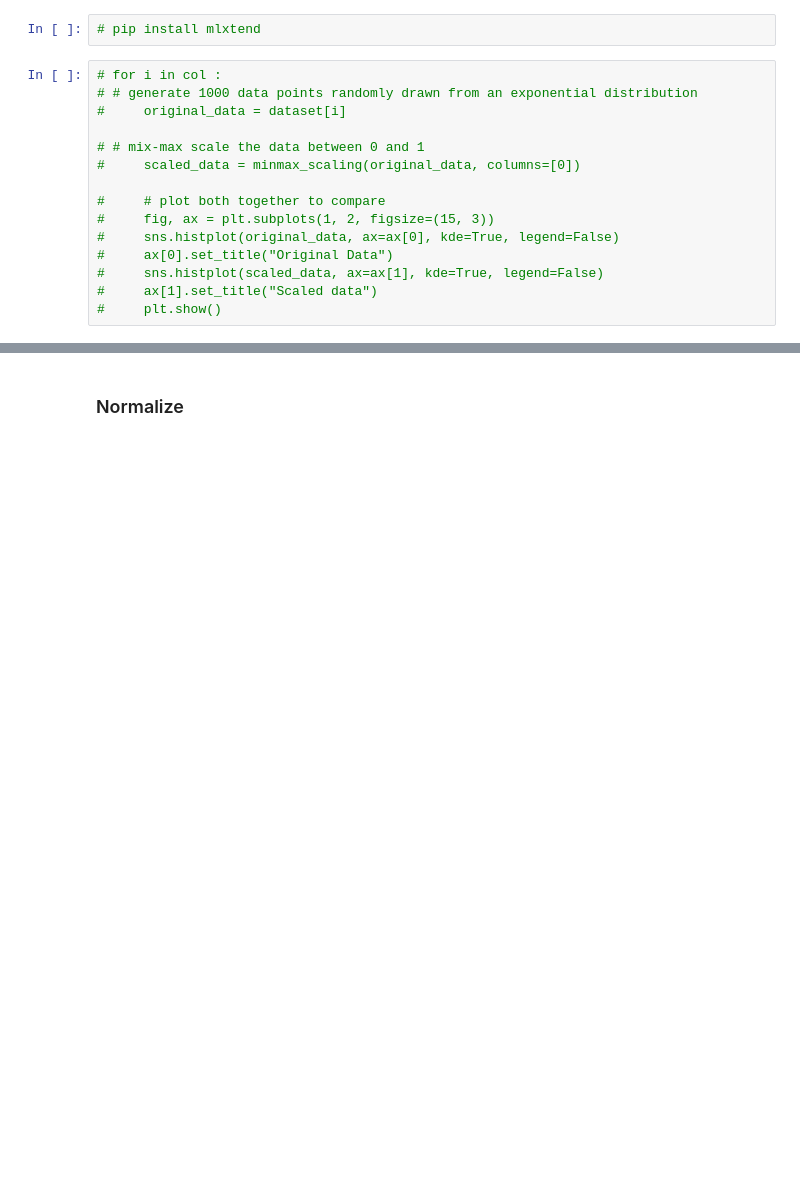
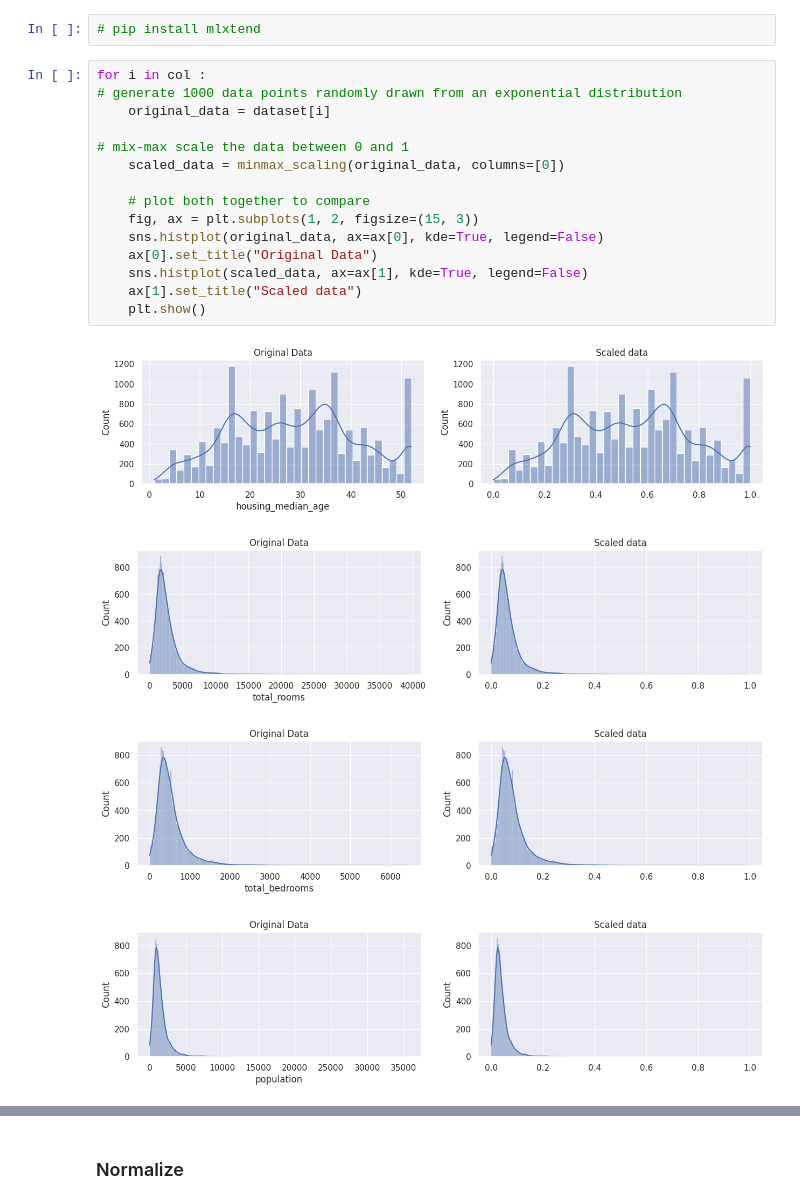
Before and after one commit to kamelbenabdelkader/ML_real_estate_project, a Jupyter notebook: notebook_EDA.ipynb, the cells around one changed output, grey strips where cells are left out. Drawn from its saved outputs; the diff is of its cells as text; blank space fills up the shorter version.

```diff
--- a/notebook_EDA.ipynb
+++ b/notebook_EDA.ipynb
@@ -398,17 +443,22 @@ col = np.array(dataset.drop(['ID','ocean_proximity','latitude','longitude'], axi
 # %%
 # pip install mlxtend
 # %%
-# for i in col :
-# # generate 1000 data points randomly drawn from an exponential distribution
-#     original_data = dataset[i]
+for i in col :
+# generate 1000 data points randomly drawn from an exponential distribution
+    original_data = dataset[i]
 
-# # mix-max scale the data between 0 and 1
-#     scaled_data = minmax_scaling(original_data, columns=[0])
+# mix-max scale the data between 0 and 1
+    scaled_data = minmax_scaling(original_data, columns=[0])
 
-#     # plot both together to compare
-#     fig, ax = plt.subplots(1, 2, figsize=(15, 3))
-#     sns.histplot(original_data, ax=ax[0], kde=True, legend=False)
-#     ax[0].set_title("Original Data")
-#     sns.histplot(scaled_data, ax=ax[1], kde=True, legend=False)
-#     ax[1].set_title("Scaled data")
-#     plt.show()
+    # plot both together to compare
+    fig, ax = plt.subplots(1, 2, figsize=(15, 3))
+    sns.histplot(original_data, ax=ax[0], kde=True, legend=False)
+    ax[0].set_title("Original Data")
+    sns.histplot(scaled_data, ax=ax[1], kde=True, legend=False)
+    ax[1].set_title("Scaled data")
+    plt.show()
+# %% [output]
+[figure, added]
+[figure, added]
+[figure, added]
+[figure, added]
```
Also changed, not shown: parts of 27 cells of this notebook, 2 other files.
